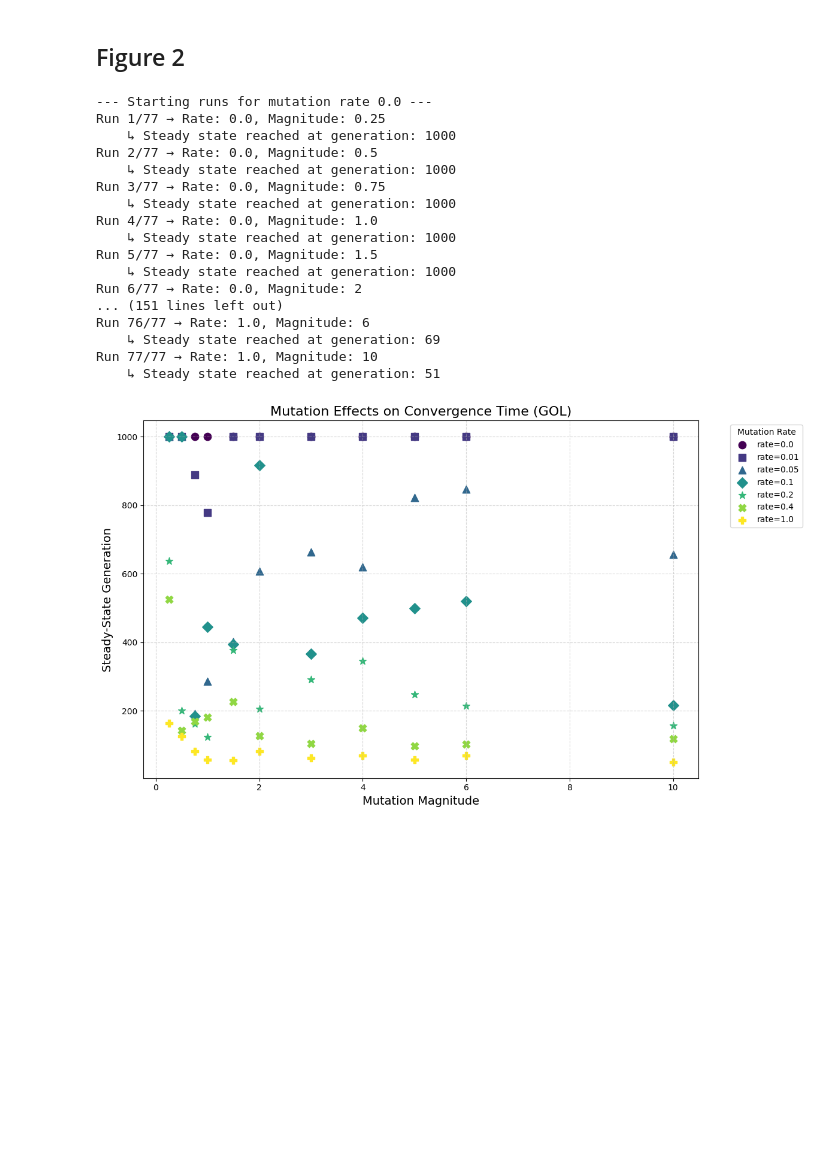
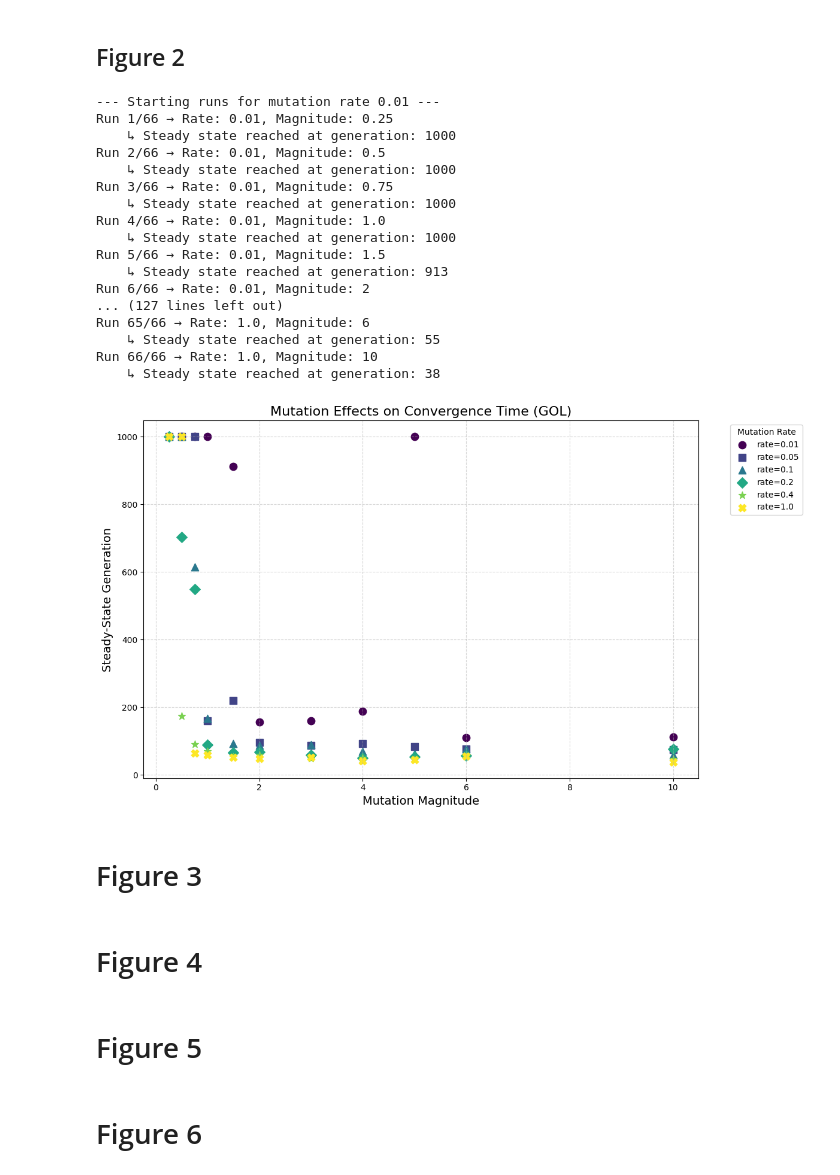
Before and after one commit to arpi5191/Modeling-Somatic-Evolution-A-Cellular-Automata-Approach-Inspired-by-Conway-s-Game-of-Life, a Jupyter notebook: GoL.ipynb, the cells around one changed output. Drawn from its saved outputs; the diff is of its cells as text; code cells hidden in the pictures; blank space fills up the shorter version.

Commit message:
io_utils.py, draw.py, base_functions.py, mutation_functions.py, GoL.ipynb
Add updated code for figure 2. Code all commented.

```diff
--- a/GoL.ipynb
+++ b/GoL.ipynb
@@ -113,66 +119,80 @@ plt.show()
 # %% [markdown]
 ## Figure 2
 # %%
+# Import packages
 from mutation_functions import play_game_of_life_with_mutation
 from io_utils import read_board_from_file
 import matplotlib.pyplot as plt
 import numpy as np  # Make sure this is imported if you're using np.linspace
 
 # Parameters
-mutation_rates = [0.0, 0.01, 0.05, 0.1, 0.2, 0.4, 1.0]
+mutation_rates = [0.01, 0.05, 0.1, 0.2, 0.4, 1.0]
 mutation_magnitudes = [0.25, 0.5, 0.75, 1.0, 1.5, 2, 3, 4, 5, 6, 10]
 initial_board = read_board_from_file("boards/random.csv")
 
 # Store results: (mutation_rate, mutation_magnitude, steady_state_gen)
 results = []
 
+# Find the total number of runs
 total_runs = len(mutation_rates) * len(mutation_magnitudes)
 run_count = 1
 
+# Iterate through the mutation rates
 for rate in mutation_rates:
     print(f"\n--- Starting runs for mutation rate {rate} ---")
+    # Iterate through the mutation magnitudes
     for mag in mutation_magnitudes:
         print(f"Run {run_count}/{total_runs} → Rate: {rate}, Magnitude: {mag}")
+        # Run the simulation
         gen = play_game_of_life_with_mutation(initial_board, num_gens=1000,
                                               mutation_rate=rate, mutation_magnitude=mag)
         print(f"    ↳ Steady state reached at generation: {gen}")
+        # Store the result
         results.append((rate, mag, gen))
         run_count += 1
 
 # Plotting
 colors = plt.cm.viridis(np.linspace(0, 1, len(mutation_rates)))
 markers = ['o', 's', '^', 'D', '*', 'X', 'P']
 
 plt.figure(figsize=(12, 7))
 for i, rate in enumerate(mutation_rates):
     xs = [mag for r, mag, gen in results if r == rate]
     ys = [gen for r, mag, gen in results if r == rate]
     plt.scatter(xs, ys, color=colors[i], marker=markers[i], label=f"rate={rate}", s=80)
 
 plt.xlabel("Mutation Magnitude", fontsize=14)
 plt.ylabel("Steady-State Generation", fontsize=14)
 plt.title("Mutation Effects on Convergence Time (GOL)", fontsize=16)
 plt.legend(title="Mutation Rate", bbox_to_anchor=(1.05, 1), loc='upper left')
 plt.grid(True, linestyle='--', alpha=0.5)
 plt.tight_layout()
 plt.savefig("output/mutation_vs_steady_state.png")
 plt.show()
 # %% [output]
---- Starting runs for mutation rate 0.0 ---
-Run 1/77 → Rate: 0.0, Magnitude: 0.25
+--- Starting runs for mutation rate 0.01 ---
+Run 1/66 → Rate: 0.01, Magnitude: 0.25
     ↳ Steady state reached at generation: 1000
-Run 2/77 → Rate: 0.0, Magnitude: 0.5
+Run 2/66 → Rate: 0.01, Magnitude: 0.5
     ↳ Steady state reached at generation: 1000
-Run 3/77 → Rate: 0.0, Magnitude: 0.75
+Run 3/66 → Rate: 0.01, Magnitude: 0.75
     ↳ Steady state reached at generation: 1000
-Run 4/77 → Rate: 0.0, Magnitude: 1.0
+Run 4/66 → Rate: 0.01, Magnitude: 1.0
     ↳ Steady state reached at generation: 1000
-Run 5/77 → Rate: 0.0, Magnitude: 1.5
-    ↳ Steady state reached at generation: 1000
-Run 6/77 → Rate: 0.0, Magnitude: 2
-... (151 lines left out)
-Run 76/77 → Rate: 1.0, Magnitude: 6
-    ↳ Steady state reached at generation: 69
-Run 77/77 → Rate: 1.0, Magnitude: 10
-    ↳ Steady state reached at generation: 51
+Run 5/66 → Rate: 0.01, Magnitude: 1.5
+    ↳ Steady state reached at generation: 913
+Run 6/66 → Rate: 0.01, Magnitude: 2
+... (127 lines left out)
+Run 65/66 → Rate: 1.0, Magnitude: 6
+    ↳ Steady state reached at generation: 55
+Run 66/66 → Rate: 1.0, Magnitude: 10
+    ↳ Steady state reached at generation: 38
-[figure, old version]
+[figure, new version]
+# %% [markdown]
+# Figure 3
+# %% [markdown]
+# Figure 4
+# %% [markdown]
+# Figure 5
+# %% [markdown]
+# Figure 6
```
Also changed, not shown: parts of 3 cells of this notebook, 4 other files.
